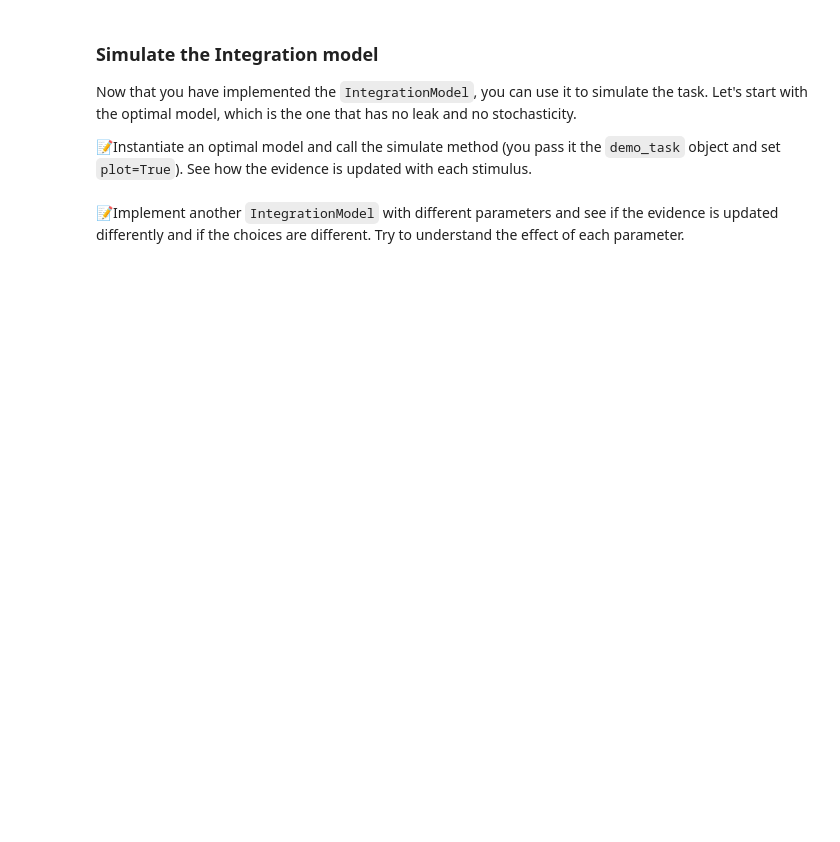
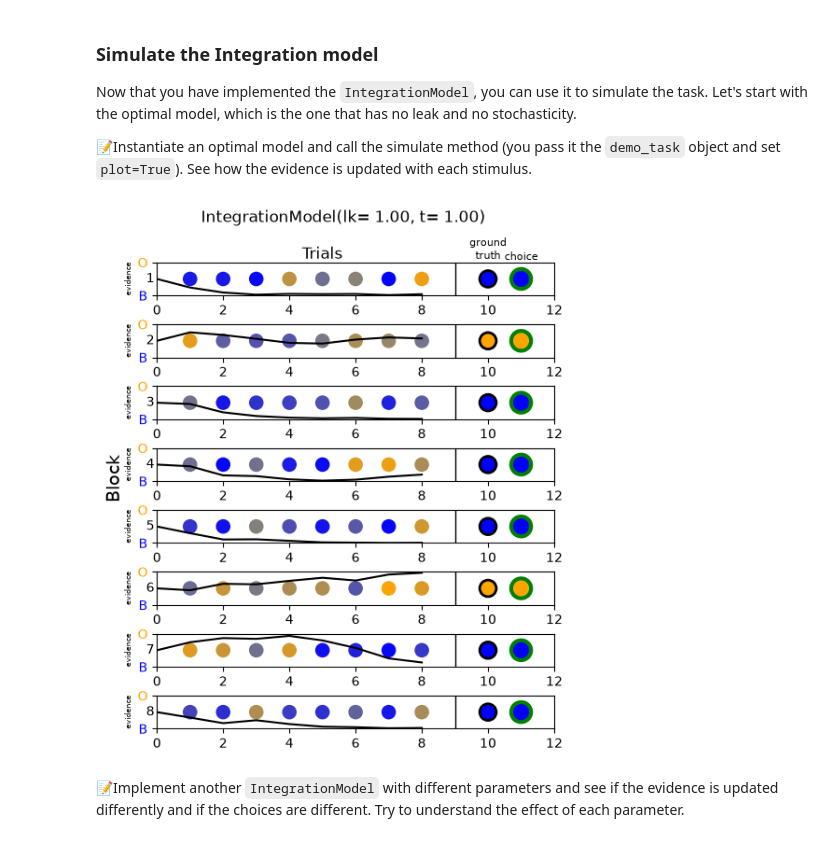
Before and after one commit to easiryne/cognitive-modeling-lab, a Jupyter notebook: TD_10/td10_notebook.ipynb, the cells around one changed output. Cells and saved outputs as stored; diff of their text form; code cells hidden in the pictures; blank space fills up the shorter version.

```diff
--- a/TD_10/td10_notebook.ipynb
+++ b/TD_10/td10_notebook.ipynb
@@ -156,17 +166,17 @@ class IntegrationModel(Model):
     parameters = [
         Parameter(
             name='leak',
-            initial_value=...,
+            initial_value=0.5,
             distribution=scipy.stats.uniform(0, 1),
-            bounds=(..., ...),
-            plausible_bounds=(..., ...)
+            bounds=(0, 1),
+            plausible_bounds=(0, 1)
         ),
         Parameter(
             name='temperature',
-            initial_value=...,
+            initial_value=0.5,
             distribution=scipy.stats.expon(scale=0.1),
-            bounds=(..., ...),
-            plausible_bounds=(..., ...)
+            bounds=(0, 1),
+            plausible_bounds=(0, 1)
         )
     ]
 
@@ -179,19 +189,20 @@ class IntegrationModel(Model):
     ## 2) TO DO: Implement the update method
     def update(self, stimulus):
         # Get the pfd density of the stimulus for each distribution
-        p_orange = ...
-        p_blue = ...
+        p_orange = dist_orange.pdf(stimulus)
+        p_blue = dist_blue.pdf(stimulus)
 
         # Compute the log odds ratio
-        log_odds_ratio = ...
+        log_odds_ratio = np.log(p_orange / p_blue)
 
         # Update the evidence with the leak
-        self.evidence = ...
+        self.evidence = self.leak * self.evidence + log_odds_ratio
 
     ## 3) TO DO: Implement the policy method
     def policy(self):
         # Softmax policy to compute probability of choosing 'orange'
-        prob_choose_orange = ...
+        prob_choose_orange = 1 / (1 + np.exp(-self.evidence / self.temperature))
+
 
         return prob_choose_orange
 
@@ -246,8 +263,10 @@ Now that you have implemented the `IntegrationModel`, you can use it to simulate
 📝Instantiate an optimal model and call the simulate method (you pass it the `demo_task` object and set `plot=True`).
 See how the evidence is updated with each stimulus.
 # %%
-optimal_integration_model = ...
-... # Simulate with the demo_task and visualize
+optimal_integration_model = IntegrationModel(leak=1, temperature=1)
+_ = optimal_integration_model.simulate(demo_task, plot=True)
+# %% [output]
+[figure, added]
 # %% [markdown]
 📝Implement another `IntegrationModel` with different parameters and see if the evidence is updated differently and if the choices are different. Try to understand the effect of each parameter.
 # %%
```
Also changed, not shown: parts of 6 cells of this notebook.
